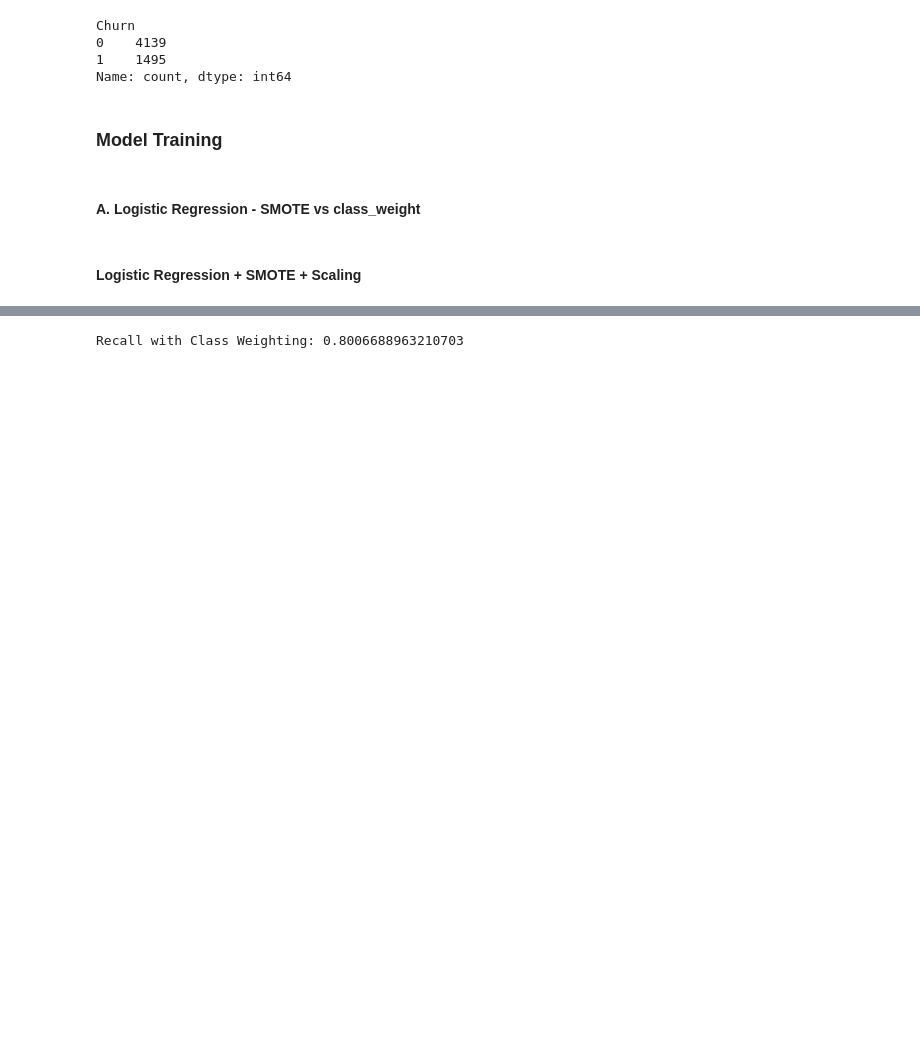
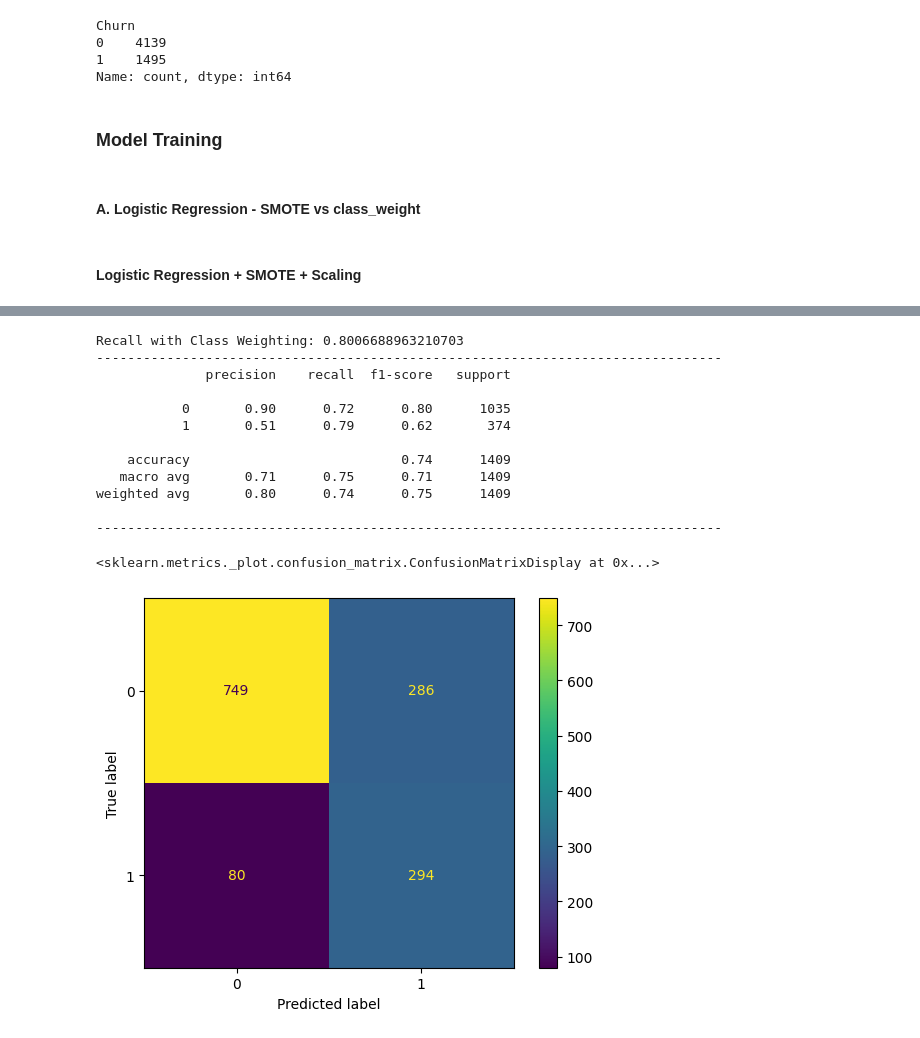
Before and after one commit to Anurag-Warthi/Machine-Learning-Projects, a Jupyter notebook: Machine Learning Projects/Customer Churn/Churn.ipynb, the cells around one changed output, grey strips where cells are left out. Drawn from its saved outputs; the diff is of its cells as text; code cells hidden in the pictures; blank space fills up the shorter version.

```diff
--- a/Machine Learning Projects/Customer Churn/Churn.ipynb
+++ b/Machine Learning Projects/Customer Churn/Churn.ipynb
@@ -425,11 +445,32 @@ Recall with SMOTE: 0.7919732441471572
 # %%
 pipe_cw = Pipeline([
     ('scalar', StandardScaler()),
     ('model', LogisticRegression(class_weight='balanced', max_iter=1000))
 ])
 
 score_cw = cross_val_score(pipe_cw, X_train, y_train, cv=cv, scoring='recall')
 
 print("Recall with Class Weighting:", score_cw.mean())
+
+print("--"* 40)
+print(classification_report(y_test, pipe_cw.fit(X_train, y_train).predict(X_test)))
+print("--"* 40)
+
+cm = confusion_matrix(y_test, pipe_cw.fit(X_train, y_train).predict(X_test))
+disp = ConfusionMatrixDisplay(cm, display_labels=pipe_cw.classes_)
+disp.plot()
 # %% [output]
 Recall with Class Weighting: 0.8006688963210703
+--------------------------------------------------------------------------------
+              precision    recall  f1-score   support
+
+           0       0.90      0.72      0.80      1035
+           1       0.51      0.79      0.62       374
+
+    accuracy                           0.74      1409
+   macro avg       0.71      0.75      0.71      1409
+weighted avg       0.80      0.74      0.75      1409
+
+--------------------------------------------------------------------------------
+<sklearn.metrics._plot.confusion_matrix.ConfusionMatrixDisplay at 0x...>
+[figure, added]
```
Also changed, not shown: parts of 2 cells of this notebook.
